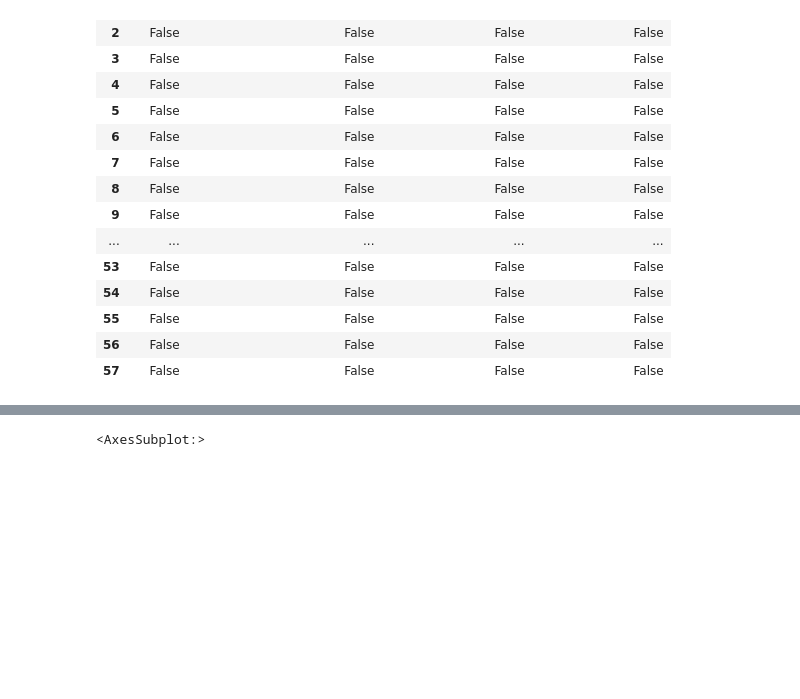
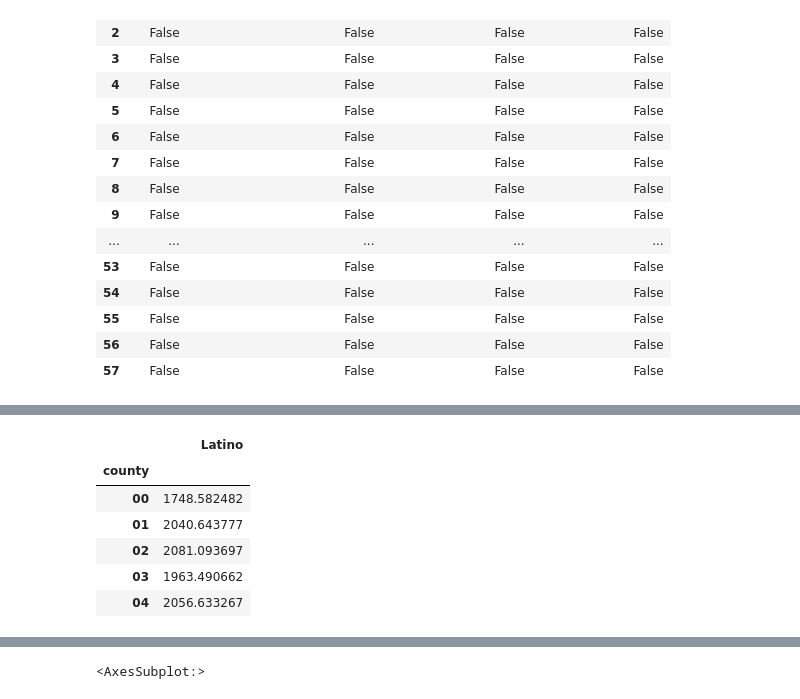
Before and after one commit to nnasr001/PBPL280S21Project1, a Jupyter notebook: graduationvisualization.ipynb, the cells around one changed output, grey strips where cells are left out. Saved outputs shown, nothing was run; the diff lists cells and outputs as text; code cells hidden in the pictures; blank space fills up the shorter version.

```diff
--- a/graduationvisualization.ipynb
+++ b/graduationvisualization.ipynb
@@ -264,0 +276,10 @@ avg_countyinc_grad.head()
+# %%
+latino_county.head()
+# %% [output]
+|  | Latino |
+| county |  |
+| 00 | 1748.582482 |
+| 01 | 2040.643777 |
+| 02 | 2081.093697 |
+| 03 | 1963.490662 |
+| 04 | 2056.633267 |
```
Also changed, not shown: parts of 14 cells of this notebook, 1 other file.
